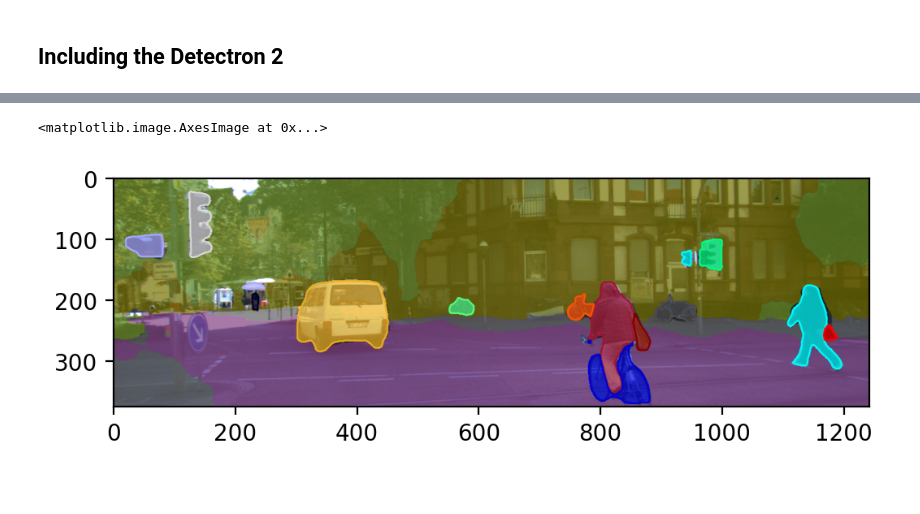
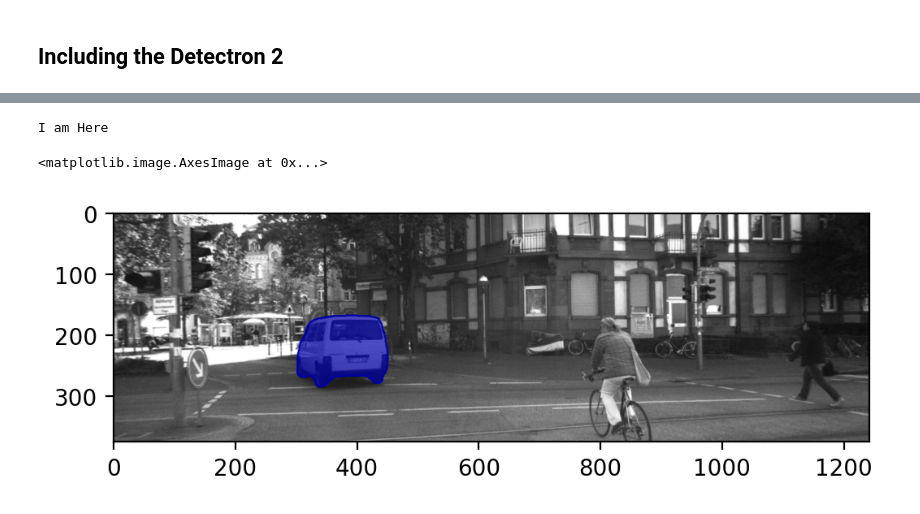
Before and after one commit to qureshinomaan/Generate-Occupancy-Maps, a Jupyter notebook: Generate_Occupancy_Grid.ipynb, the cells around one changed output, grey strips where cells are left out. Saved outputs shown, nothing was run; the diff lists cells and outputs as text; code cells hidden in the pictures.

Commit message:
Single object segmented

```diff
--- a/Generate_Occupancy_Grid.ipynb
+++ b/Generate_Occupancy_Grid.ipynb
@@ -57,20 +57,22 @@ True
 [figure]
 # %%
 im = cv2.imread('./inputs/left.png')
+
+
 panoptic_seg, segments_info = predictor(im)["panoptic_seg"]
 
 x =  MetadataCatalog.get(cfg.DATASETS.TRAIN[0])
-for y in range(len(x.thing_classes)) :
-    x.thing_classes[y] = ''
 
 # Changed function Visualizer.draw_instance_predictions
 
 
 
-v = Visualizer(im[:, :, ::-1], x, scale=1.0)
-v = v.draw_panoptic_seg_predictions(panoptic_seg.to("cpu"), segments_info, want_labels = False, want_scores = False)
-cv2.imwrite('outputs/instance_segmentation/IS_left.jpg',v.get_image()[:, :, ::-1])
+v = Visualizer(im[:, :, ::-1], x, scale=1.0,instance_mode=ColorMode.IMAGE_BW)
+v = v.draw_panoptic_seg_predictions(panoptic_seg.to("cpu"), segments_info, want_labels = False, want_scores = False, wanted_labels=['car'])
+print ()
+cv2.imwrite('outputs/instance_segmentation/IS_left.jpg',v.get_image())
 plt.imshow(v.get_image())
 # %% [output]
-<matplotlib.image.AxesImage at 0x...>
+I am Here
+<matplotlib.image.AxesImage at 0x...>
-[figure, old version]
+[figure, new version]
```
Also changed, not shown: parts of 2 cells of this notebook, 3 other files.
